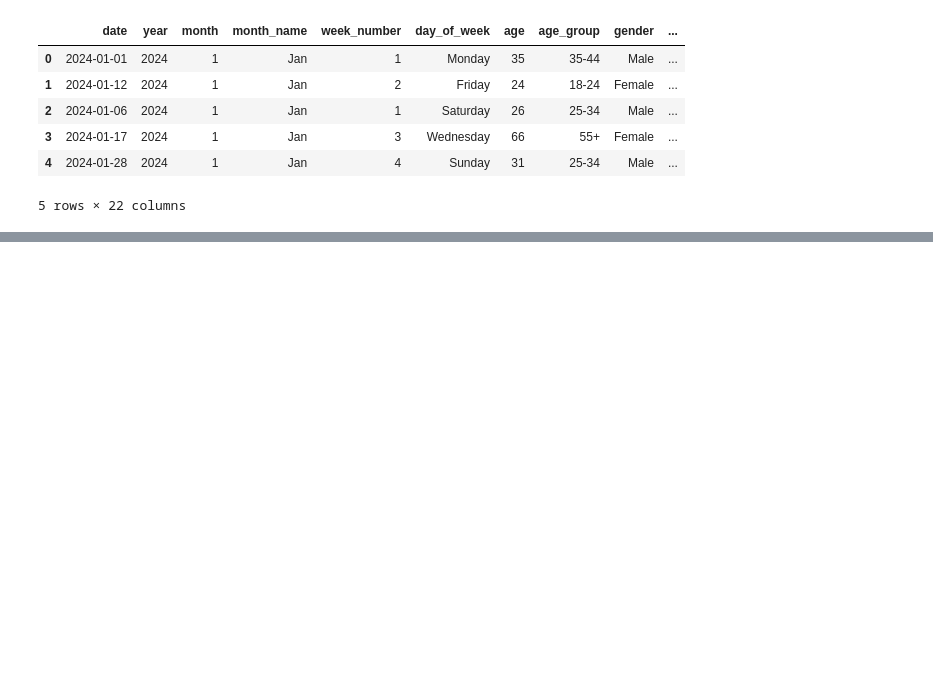
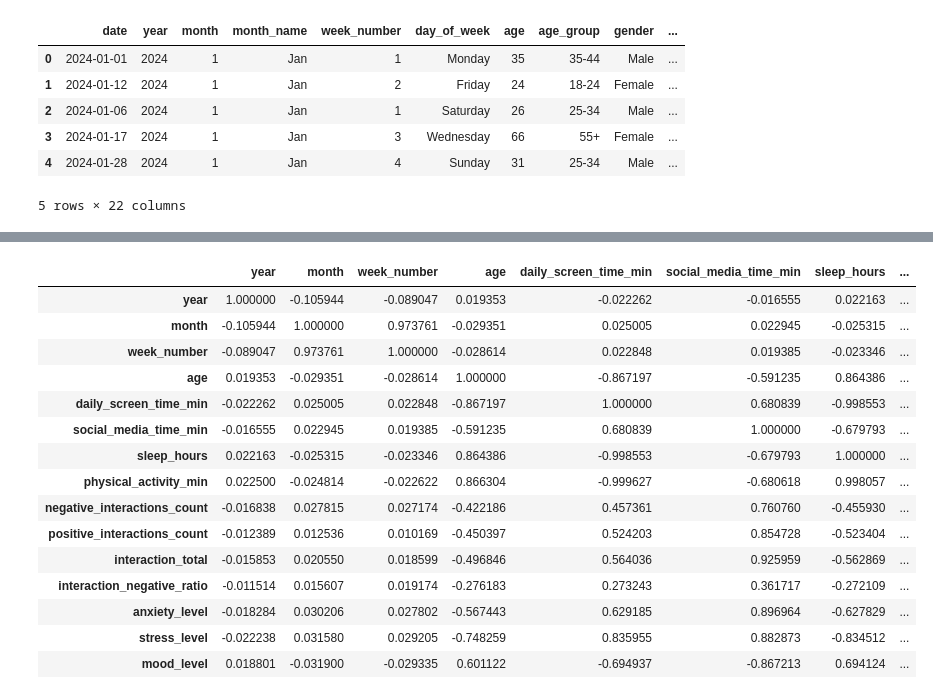
Before and after one commit to petedanielsmith/social-media-effect-on-mental-health, a Jupyter notebook: jupyter_notebooks/02_eda_exploratory_data_analysis.ipynb, the cells around one changed output, grey strips where cells are left out. Cells and saved outputs as stored; diff of their text form; code cells hidden in the pictures; blank space fills up the shorter version.

```diff
--- a/jupyter_notebooks/02_eda_exploratory_data_analysis.ipynb
+++ b/jupyter_notebooks/02_eda_exploratory_data_analysis.ipynb
@@ -32,0 +39,20 @@ df.head()
+# %%
+corr = df.corr(numeric_only=True)
+corr
+# %% [output]
+|  | year | month | week_number | age | daily_screen_time_min | social_media_time_min | sleep_hours | ... |
+| year | 1.000000 | -0.105944 | -0.089047 | 0.019353 | -0.022262 | -0.016555 | 0.022163 | ... |
+| month | -0.105944 | 1.000000 | 0.973761 | -0.029351 | 0.025005 | 0.022945 | -0.025315 | ... |
+| week_number | -0.089047 | 0.973761 | 1.000000 | -0.028614 | 0.022848 | 0.019385 | -0.023346 | ... |
+| age | 0.019353 | -0.029351 | -0.028614 | 1.000000 | -0.867197 | -0.591235 | 0.864386 | ... |
+| daily_screen_time_min | -0.022262 | 0.025005 | 0.022848 | -0.867197 | 1.000000 | 0.680839 | -0.998553 | ... |
+| social_media_time_min | -0.016555 | 0.022945 | 0.019385 | -0.591235 | 0.680839 | 1.000000 | -0.679793 | ... |
+| sleep_hours | 0.022163 | -0.025315 | -0.023346 | 0.864386 | -0.998553 | -0.679793 | 1.000000 | ... |
+| physical_activity_min | 0.022500 | -0.024814 | -0.022622 | 0.866304 | -0.999627 | -0.680618 | 0.998057 | ... |
+| negative_interactions_count | -0.016838 | 0.027815 | 0.027174 | -0.422186 | 0.457361 | 0.760760 | -0.455930 | ... |
+| positive_interactions_count | -0.012389 | 0.012536 | 0.010169 | -0.450397 | 0.524203 | 0.854728 | -0.523404 | ... |
+| interaction_total | -0.015853 | 0.020550 | 0.018599 | -0.496846 | 0.564036 | 0.925959 | -0.562869 | ... |
+| interaction_negative_ratio | -0.011514 | 0.015607 | 0.019174 | -0.276183 | 0.273243 | 0.361717 | -0.272109 | ... |
+| anxiety_level | -0.018284 | 0.030206 | 0.027802 | -0.567443 | 0.629185 | 0.896964 | -0.627829 | ... |
+| stress_level | -0.022238 | 0.031580 | 0.029205 | -0.748259 | 0.835955 | 0.882873 | -0.834512 | ... |
+| mood_level | 0.018801 | -0.031900 | -0.029335 | 0.601122 | -0.694937 | -0.867213 | 0.694124 | ... |
```
Also changed, not shown: parts of 4 cells of this notebook, 1 other file.
